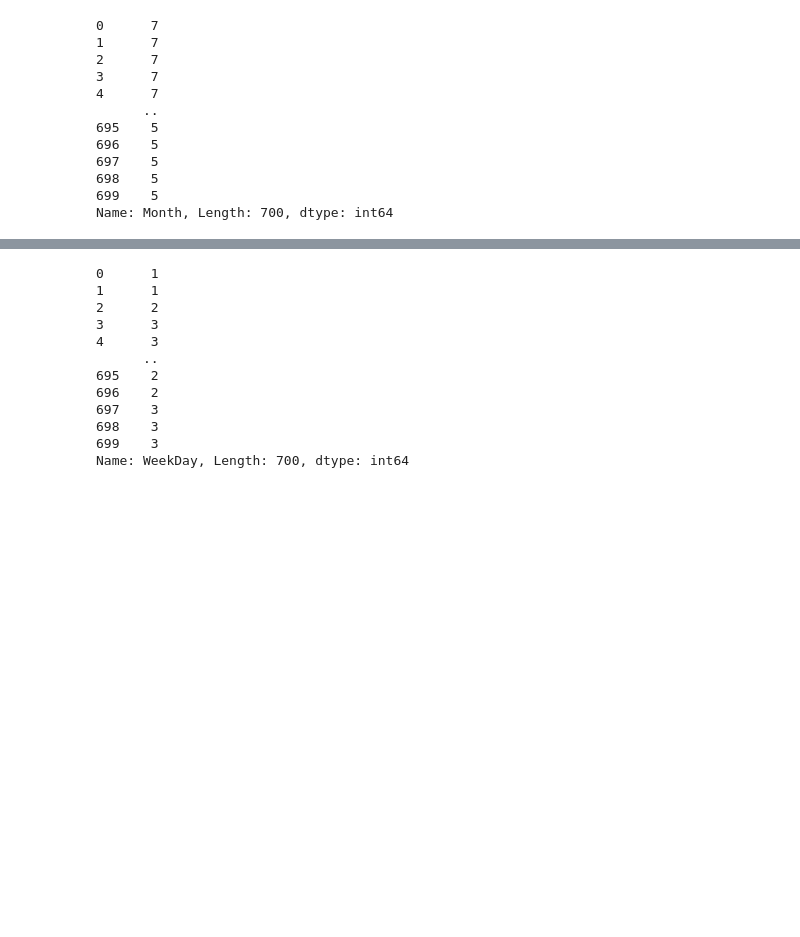
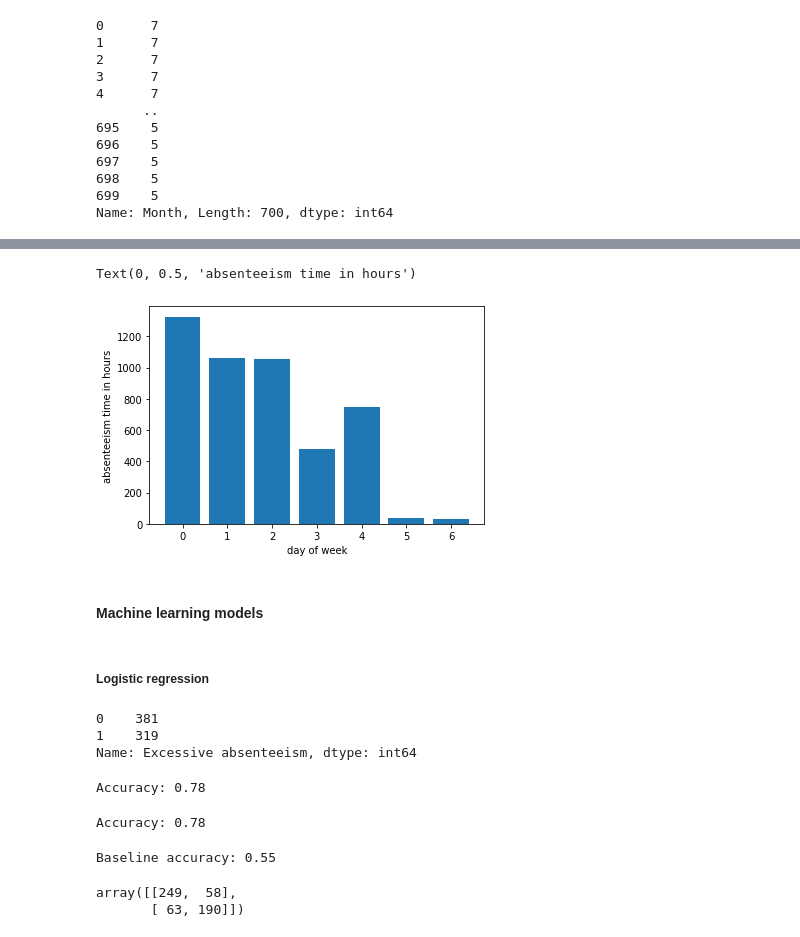
Before and after one commit to MarcoCalbucci/DataAnalytics, a Jupyter notebook: PredictiveModeling/Exercises/absenteeism.ipynb, the cells around one changed output, grey strips where cells are left out. Saved outputs shown, nothing was run; the diff lists cells and outputs as text; code cells hidden in the pictures; blank space fills up the shorter version.

Commit message:
PredictiveModeling/Exercises/absenteeism.ipynb avanzamento fino regressione logistica

```diff
--- a/PredictiveModeling/Exercises/absenteeism.ipynb
+++ b/PredictiveModeling/Exercises/absenteeism.ipynb
@@ -54,0 +145,7 @@ df
+# %%
+# yes, we can keep
+# high scool --> 0
+# higher education --> 1
+df['Education'] = df['Education'].map({1:0, 2:1, 3:1, 4:1})
+# we must have only 0 and 1
+df['Education'].unique()
@@ -122,18 +235,16 @@ df['Date'].apply(lambda x: week_of_day(x))
 # %%
 df['WeekDay'] = df['Date'].dt.weekday
-df['WeekDay']
+#df['WeekDayName'] = df['Date'].dt.day_name()
-# %% [output]
-0      1
-1      1
-2      2
-3      3
-4      3
-      ..
-695    2
-696    2
-697    3
-698    3
-699    3
-Name: WeekDay, Length: 700, dtype: int64
-# %%
-df = df.drop(columns=['Date'])
+# %%
+df_hours_by_weekday = df[['WeekDay', 'Absenteeism Time in Hours']].groupby(by=['WeekDay']).sum()
+df_hours_by_weekday = df_hours_by_weekday.sort_index()
+plt.bar(df_hours_by_weekday.index, df_hours_by_weekday['Absenteeism Time in Hours'])
+plt.xlabel('day of week')
+plt.ylabel('absenteeism time in hours')
+# %% [output]
+Text(0, 0.5, 'absenteeism time in hours')
+[figure, added]
+# %% [markdown]
+#### Machine learning models
+# %% [markdown]
+##### Logistic regression
@@ -139,0 +261,7 @@ df = df.drop(columns=['Date'])
+# %%
+# is the target column balanced?
+df['Excessive absenteeism'].value_counts()
+# %% [output]
+0    381
+1    319
+Name: Excessive absenteeism, dtype: int64
@@ -139,0 +309,29 @@ df = df.drop(columns=['Date'])
+# %%
+from sklearn.linear_model import LogisticRegression
+from sklearn import metrics
+
+clf = LogisticRegression()
+clf.fit(X_train, y_train)
+
+print(f'Accuracy: {clf.score(X_train, y_train):.2f}')
+# %% [output]
+Accuracy: 0.78
+# %%
+# calculate the accuracy manually
+y_pred = clf.predict(X_train)
+
+print(f'Accuracy: {sum(y_pred==y_train)/len(y_pred):.2f}')
+# %% [output]
+Accuracy: 0.78
+# %%
+# compare obtained accuracy to the baseline accuracy
+baseline_outputs = np.zeros(len(y_pred))
+print(f'Baseline accuracy: {sum(baseline_outputs==y_train)/len(y_pred):.2f}')
+# %% [output]
+Baseline accuracy: 0.55
+# %%
+# calculate confusion matrix
+metrics.confusion_matrix(y_train, y_pred)
+# %% [output]
+array([[249,  58],
+       [ 63, 190]])
```
Also changed, not shown: parts of 24 cells of this notebook.
